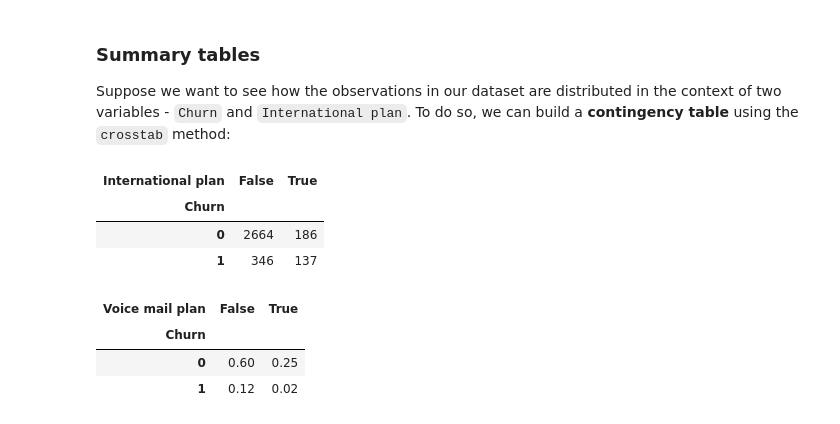
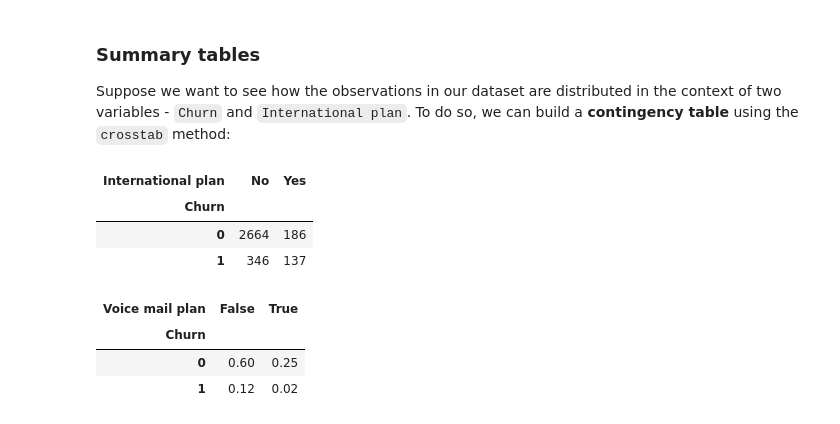
Before and after one commit to blaine12100/mlcourse.ai, a Jupyter notebook: jupyter_english/topic01_pandas_data_analysis/topic1_pandas_data_analysis_working.ipynb, the cells around one changed output. Saved outputs shown, nothing was run; the diff lists cells and outputs as text; code cells hidden in the pictures.

```diff
--- a/jupyter_english/topic01_pandas_data_analysis/topic1_pandas_data_analysis_working.ipynb
+++ b/jupyter_english/topic01_pandas_data_analysis/topic1_pandas_data_analysis_working.ipynb
@@ -410,13 +410,17 @@ df.groupby(['Churn'])[columns_to_show].agg([np.mean, np.std, np.min, np.max])
 ### Summary tables
 
 Suppose we want to see how the observations in our dataset are distributed in the context of two variables - `Churn` and `International plan`. To do so, we can build a **contingency table** using the `crosstab` method:
-# %%
-pd.crosstab(df['Churn'], df['International plan'])
-# %% [output]
-| International plan | False | True |
-| Churn |  |  |
-| 0 | 2664 | 186 |
-| 1 | 346 | 137 |
+# %%
+'''
+Contingency Table:A table showing the distribution of one variable in rows and another in columns, used to study the correlation between the two variables.
+'''
+
+pd.crosstab(df['Churn'], df['International plan'])
+# %% [output]
+| International plan | No | Yes |
+| Churn |  |  |
+| 0 | 2664 | 186 |
+| 1 | 346 | 137 |
 # %%
 pd.crosstab(df['Churn'], df['Voice mail plan'], normalize=True)
 # %% [output]
```
Also changed, not shown: parts of 3 cells of this notebook, 2 other files.
